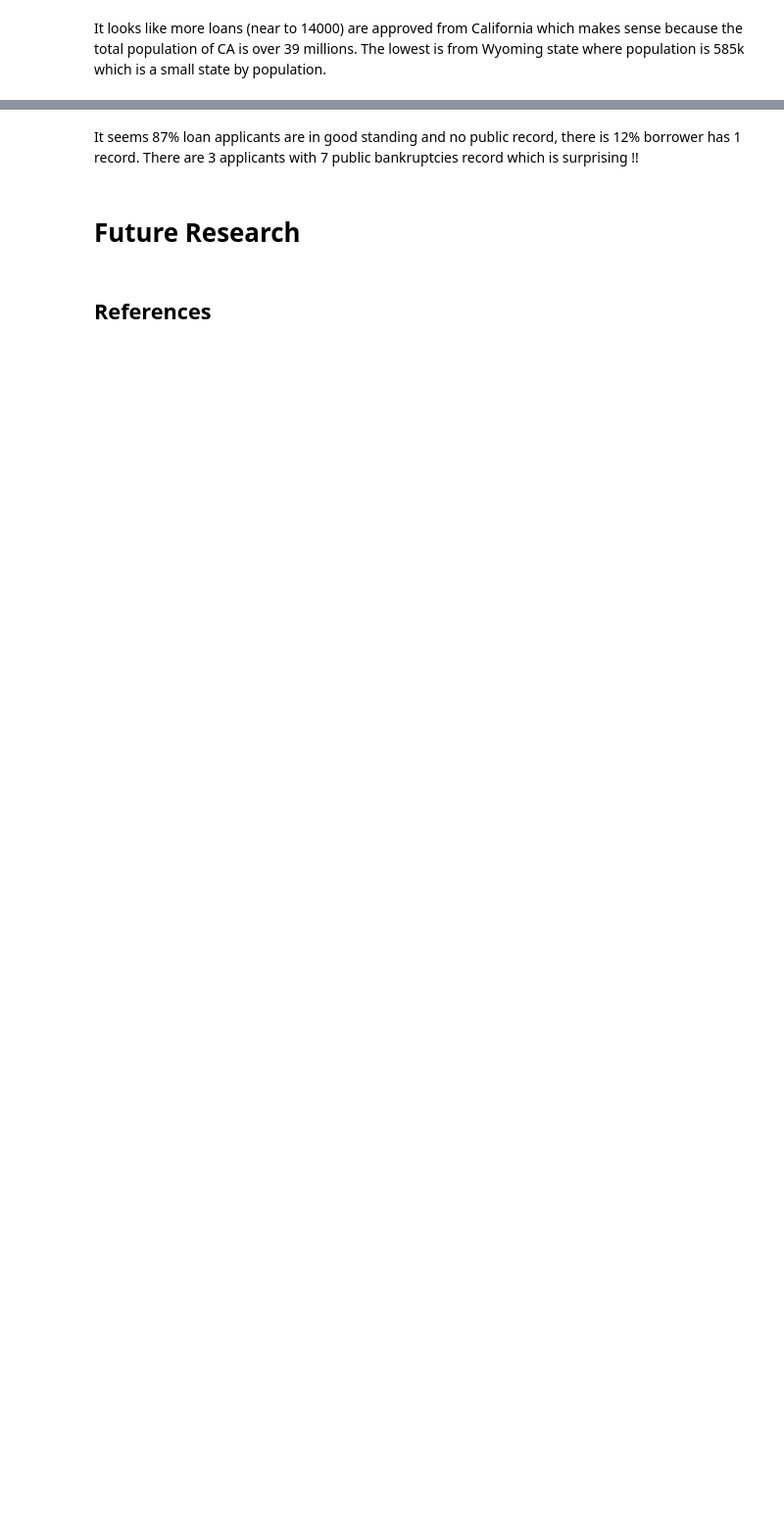
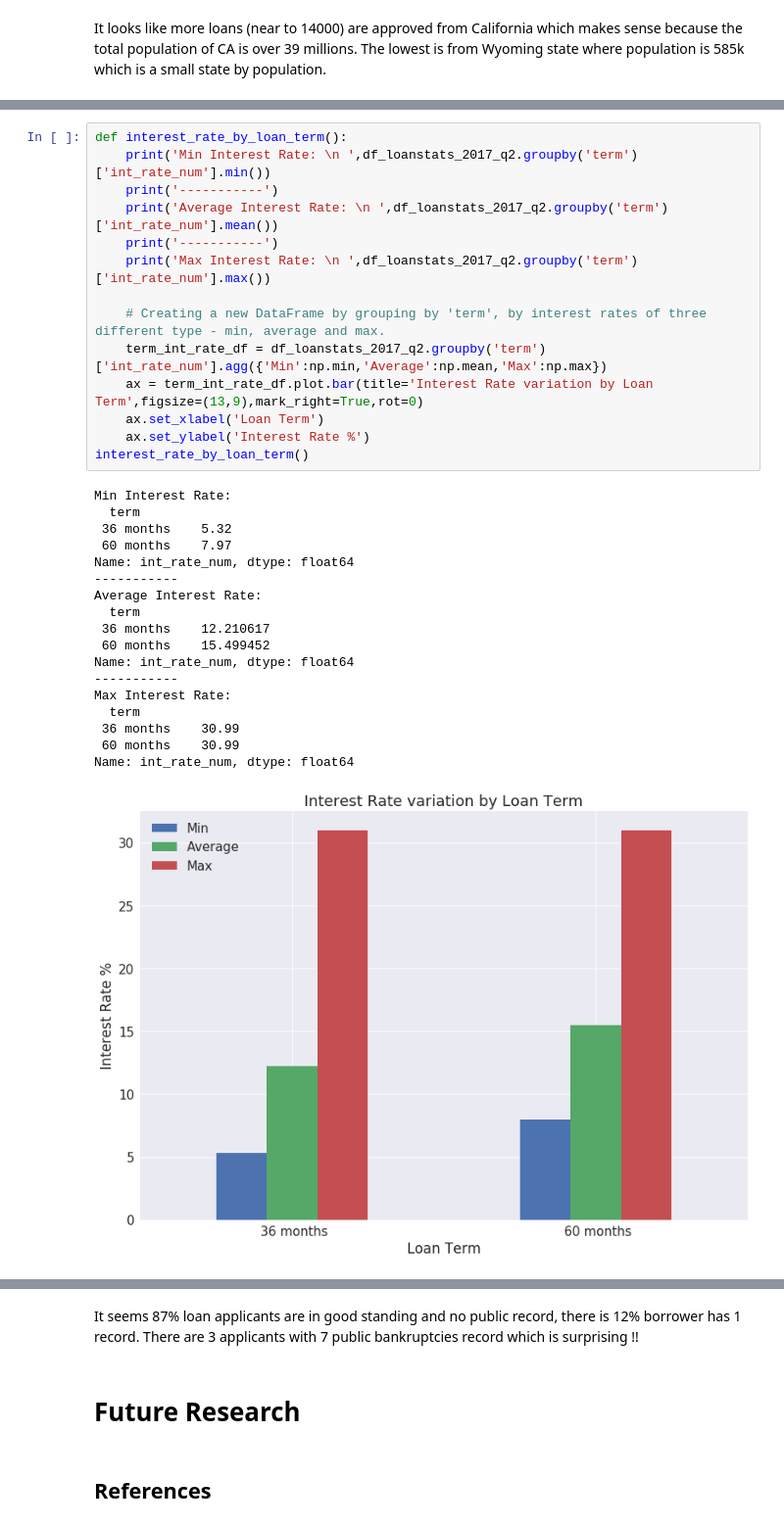
Before and after one commit to sujittripathy/DataScienceBootCampPrep, a Jupyter notebook: Capstone/Capstone.ipynb, the cells around one changed output, grey strips where cells are left out. Shown at 98% size. Saved outputs shown, nothing was run; the diff lists cells and outputs as text; blank space fills up the shorter version.

```diff
--- a/Capstone/Capstone.ipynb
+++ b/Capstone/Capstone.ipynb
@@ -302,0 +314,33 @@ iplot([Pie(values = df_loanstats_2017_q2['pub_rec_bankruptcies'].value_counts().
+# %%
+def interest_rate_by_loan_term():
+    print('Min Interest Rate: \n ',df_loanstats_2017_q2.groupby('term')['int_rate_num'].min())
+    print('-----------')
+    print('Average Interest Rate: \n ',df_loanstats_2017_q2.groupby('term')['int_rate_num'].mean())
+    print('-----------')
+    print('Max Interest Rate: \n ',df_loanstats_2017_q2.groupby('term')['int_rate_num'].max())
+
+    # Creating a new DataFrame by grouping by 'term', by interest rates of three different type - min, average and max.
+    term_int_rate_df = df_loanstats_2017_q2.groupby('term')['int_rate_num'].agg({'Min':np.min,'Average':np.mean,'Max':np.max})
+    ax = term_int_rate_df.plot.bar(title='Interest Rate variation by Loan Term',figsize=(13,9),mark_right=True,rot=0)
+    ax.set_xlabel('Loan Term')
+    ax.set_ylabel('Interest Rate %')
+interest_rate_by_loan_term()
+# %% [output]
+Min Interest Rate:
+  term
+ 36 months    5.32
+ 60 months    7.97
+Name: int_rate_num, dtype: float64
+-----------
+Average Interest Rate:
+  term
+ 36 months    12.210617
+ 60 months    15.499452
+Name: int_rate_num, dtype: float64
+-----------
+Max Interest Rate:
+  term
+ 36 months    30.99
+ 60 months    30.99
+Name: int_rate_num, dtype: float64
+[figure, added]
```
Also changed, not shown: parts of 20 cells of this notebook.
